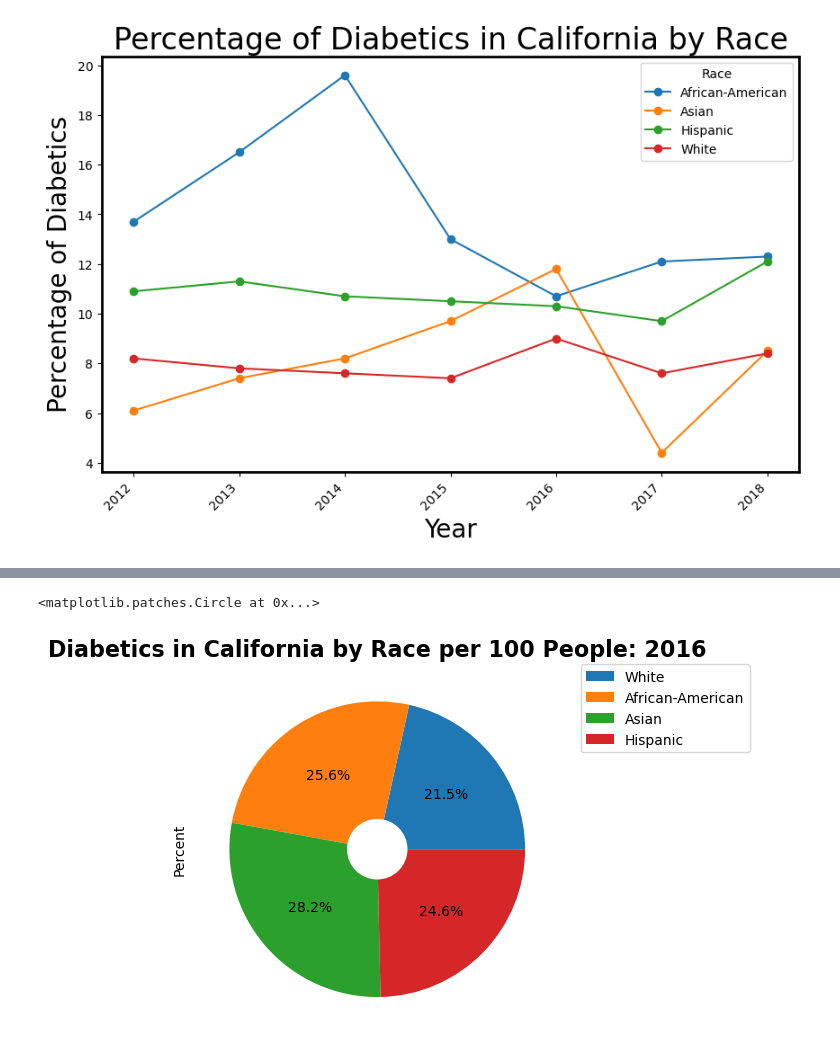
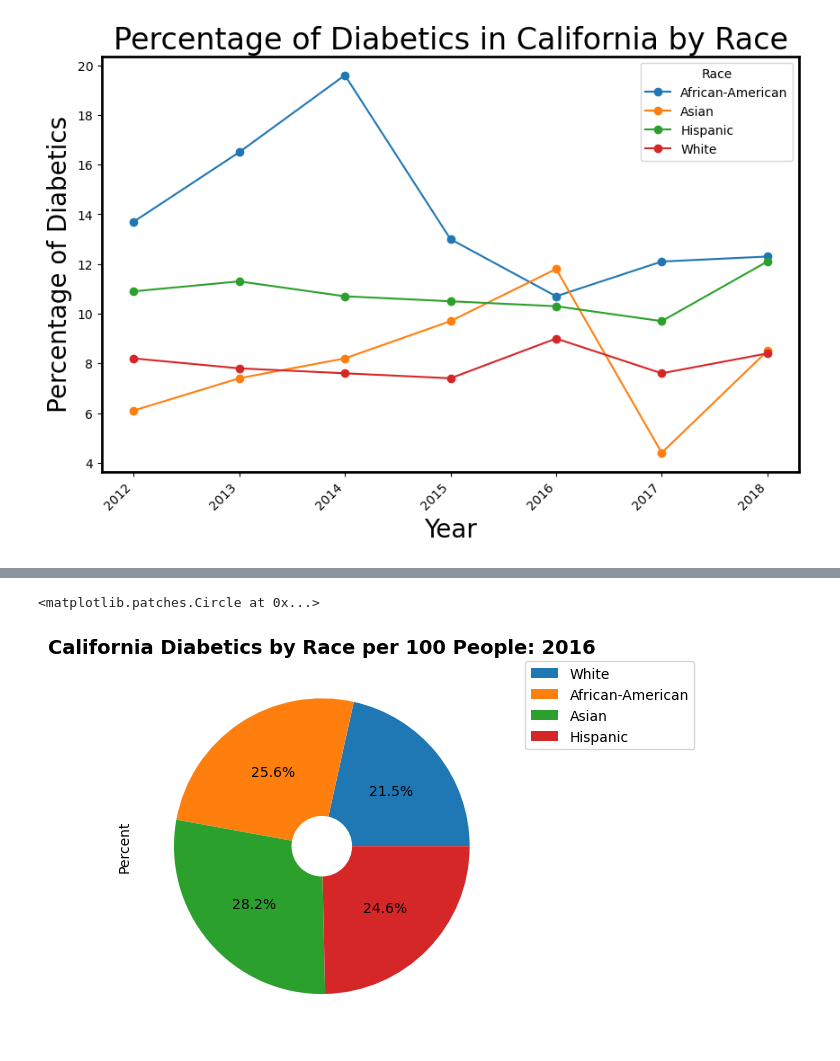
Before and after one commit to isabelmwork/Project1_Diabetes, a Jupyter notebook: California DM Trend.ipynb, the cells around one changed output, grey strips where cells are left out. Cells and saved outputs as stored; diff of their text form; code cells hidden in the pictures.

```diff
--- a/California DM Trend.ipynb
+++ b/California DM Trend.ipynb
@@ -263,12 +231,12 @@ plt.gca().add_artist(plt.Circle((0, 0), 0.2, color='White'))
 # %%
 Race_DF_2016 = Race_DF.loc[Race_DF["Year"] == 2016]
 ax = Race_DF_2016.plot(x = "Race", y = "Percent", kind = "pie", legend = True, autopct = '%1.1f%%', labels= None)
-ax.set_title("Diabetics in California by Race per 100 People: 2016", fontsize=16, fontweight='bold')
+ax.set_title("California Diabetics by Race per 100 People: 2016", fontsize=14, fontweight='bold')
 plt.legend(Race_DF_2016["Race"], bbox_to_anchor=(1.05, 1), loc='upper left', borderaxespad=0)
 plt.gca().add_artist(plt.Circle((0, 0), 0.2, color='White'))
 # %% [output]
 <matplotlib.patches.Circle at 0x...>
-[figure, old version]
+[figure, new version]
 # %%
 Race_DF_2017 = Race_DF.loc[Race_DF["Year"] == 2017]
 ax = Race_DF_2017.plot(x = "Race", y = "Percent", kind = "pie", legend = True, autopct = '%1.1f%%', labels= None)
```
Also changed, not shown: parts of 13 cells of this notebook, 2 other files.
